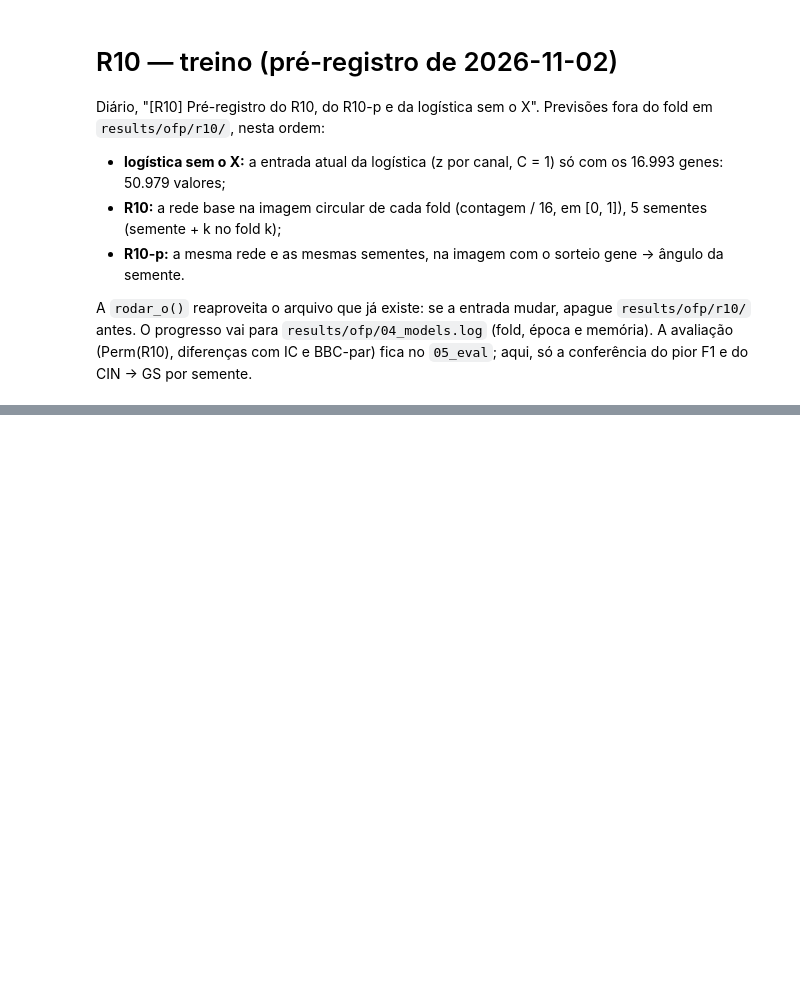
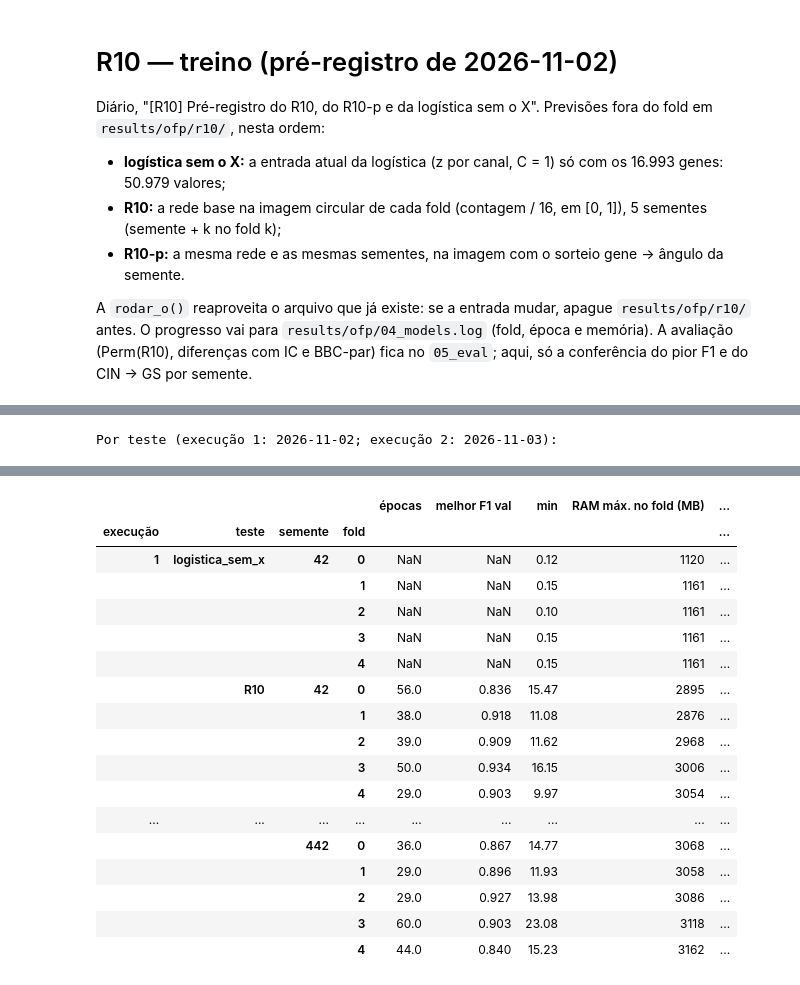
Before and after one commit to leocendino/imagens_de_cg_para_classificacao, a Jupyter notebook: notebooks/04_models.ipynb, the cells around one changed output, grey strips where cells are left out. Drawn from its saved outputs; the diff is of its cells as text; code cells hidden in the pictures; blank space fills up the shorter version.

```diff
--- a/notebooks/04_models.ipynb
+++ b/notebooks/04_models.ipynb
@@ -281,0 +316,54 @@ conf.groupby("teste", sort=False)[["pior F1", "CIN → GS"]].agg(["mean", "std"]
+# %%
+import re
+
+
+def resumo_log(linhas):
+    # blocos do log: cabeçalho "teste · semente s · fold k", as épocas e, nas redes, "N épocas, melhor F1 …".
+    # A logística não registra épocas: o bloco dela fecha no cabeçalho seguinte. Um bloco ainda aberto quando aparece
+    # "=== nova execução ===" foi interrompido e fica de fora. Tempo = fechamento − cabeçalho (passa da meia-noite).
+    tab, aberto, execucao = [], None, 0
+    for l in linhas:
+        m = re.match(r"(\d+):(\d+):(\d+) \[RAM (\d+) MB, pico (\d+) MB\] +(.*)", l)
+        t, ram, pico, msg = int(m[1]) * 3600 + int(m[2]) * 60 + int(m[3]), int(m[4]), int(m[5]), m[6]
+        cab = re.fullmatch(r"(\S+) · semente (\d+) · fold (\d)", msg)
+        fim = re.fullmatch(r"(\d+) épocas, melhor F1 macro na validação interna ([\d.]+)", msg)
+        if msg == "=== nova execução ===":
+            aberto = None
+        elif msg.startswith("=== R10"):
+            execucao += 1
+        if aberto and (fim or cab or msg.startswith("R10 terminado")):
+            tab.append({**aberto, "t0": None, "épocas": int(fim[1]) if fim else None,
+                        "melhor F1 val": float(fim[2]) if fim else None,
+                        "min": round(((t - aberto["t0"]) % 86400) / 60, 2),
+                        "RAM máx. no fold (MB)": max(aberto["ram"], ram if fim else 0), "pico do processo (MB)": pico})
+            aberto = None
+        elif aberto:
+            aberto["ram"] = max(aberto["ram"], ram)
+        if cab:
+            aberto = {"execução": execucao, "teste": cab[1], "semente": int(cab[2]), "fold": int(cab[3]), "t0": t, "ram": ram}
+    return pd.DataFrame(tab).drop(columns=["t0", "ram"]).drop_duplicates(["teste", "semente", "fold"], keep="last")
+
+
+# autoteste: logística fecha no cabeçalho seguinte; rede que passa da meia-noite; fold interrompido e autoteste fora
+t = resumo_log(["23:50:00 [RAM 100 MB, pico 100 MB] === R10: teste ===",
+                "23:50:00 [RAM 100 MB, pico 100 MB] logistica_sem_x · semente 42 · fold 0",
+                "23:50:09 [RAM 150 MB, pico 150 MB] R10 · semente 42 · fold 0",
+                "23:59:59 [RAM 300 MB, pico 320 MB]     época 1: perda 1.000 · F1 macro val 0.500",
+                "00:01:09 [RAM 250 MB, pico 320 MB]   2 épocas, melhor F1 macro na validação interna 0.500",
+                "00:01:10 [RAM 200 MB, pico 320 MB] R10-p · semente 42 · fold 0",
+                "00:01:20 [RAM 100 MB, pico 100 MB] === nova execução ===",
+                "00:01:30 [RAM 150 MB, pico 150 MB]   1 épocas, melhor F1 macro na validação interna 0.100"])
+assert t.teste.tolist() == ["logistica_sem_x", "R10"] and t["min"].tolist() == [0.15, 11.0]
+assert t["RAM máx. no fold (MB)"].tolist() == [100, 300] and t["épocas"].iloc[1] == 2
+
+tab = resumo_log(LOG.read_text().splitlines())
+assert tab.groupby("teste").size().to_dict() == {"logistica_sem_x": 5, "R10": 25, "R10-p": 25}  # nenhum fold faltando
+print("Por teste (execução 1: 2026-11-02; execução 2: 2026-11-03):")
+display(tab.groupby(["execução", "teste"], sort=False).agg(
+    folds=("fold", "size"), épocas_média=("épocas", "mean"), épocas_mín=("épocas", "min"), épocas_máx=("épocas", "max"),
+    F1_val_médio=("melhor F1 val", "mean"), horas=("min", lambda m: round(m.sum() / 60, 2)),
+    RAM_máx_MB=("RAM máx. no fold (MB)", "max")).round(3))
+with pd.option_context("display.max_rows", 100):
+    display(tab.set_index(["execução", "teste", "semente", "fold"]))
+# %% [output]
+Por teste (execução 1: 2026-11-02; execução 2: 2026-11-03):
@@ -281,0 +375,18 @@ conf.groupby("teste", sort=False)[["pior F1", "CIN → GS"]].agg(["mean", "std"]
+|  |  |  |  | épocas | melhor F1 val | min | RAM máx. no fold (MB) | ... |
+| execução | teste | semente | fold |  |  |  |  | ... |
+| 1 | logistica_sem_x | 42 | 0 | NaN | NaN | 0.12 | 1120 | ... |
+|  |  |  | 1 | NaN | NaN | 0.15 | 1161 | ... |
+|  |  |  | 2 | NaN | NaN | 0.10 | 1161 | ... |
+|  |  |  | 3 | NaN | NaN | 0.15 | 1161 | ... |
+|  |  |  | 4 | NaN | NaN | 0.15 | 1161 | ... |
+|  | R10 | 42 | 0 | 56.0 | 0.836 | 15.47 | 2895 | ... |
+|  |  |  | 1 | 38.0 | 0.918 | 11.08 | 2876 | ... |
+|  |  |  | 2 | 39.0 | 0.909 | 11.62 | 2968 | ... |
+|  |  |  | 3 | 50.0 | 0.934 | 16.15 | 3006 | ... |
+|  |  |  | 4 | 29.0 | 0.903 | 9.97 | 3054 | ... |
+| ... | ... | ... | ... | ... | ... | ... | ... | ... |
+|  |  | 442 | 0 | 36.0 | 0.867 | 14.77 | 3068 | ... |
+|  |  |  | 1 | 29.0 | 0.896 | 11.93 | 3058 | ... |
+|  |  |  | 2 | 29.0 | 0.927 | 13.98 | 3086 | ... |
+|  |  |  | 3 | 60.0 | 0.903 | 23.08 | 3118 | ... |
+|  |  |  | 4 | 44.0 | 0.840 | 15.23 | 3162 | ... |
```
Also changed, not shown: parts of 6 cells of this notebook, 58 other files.
